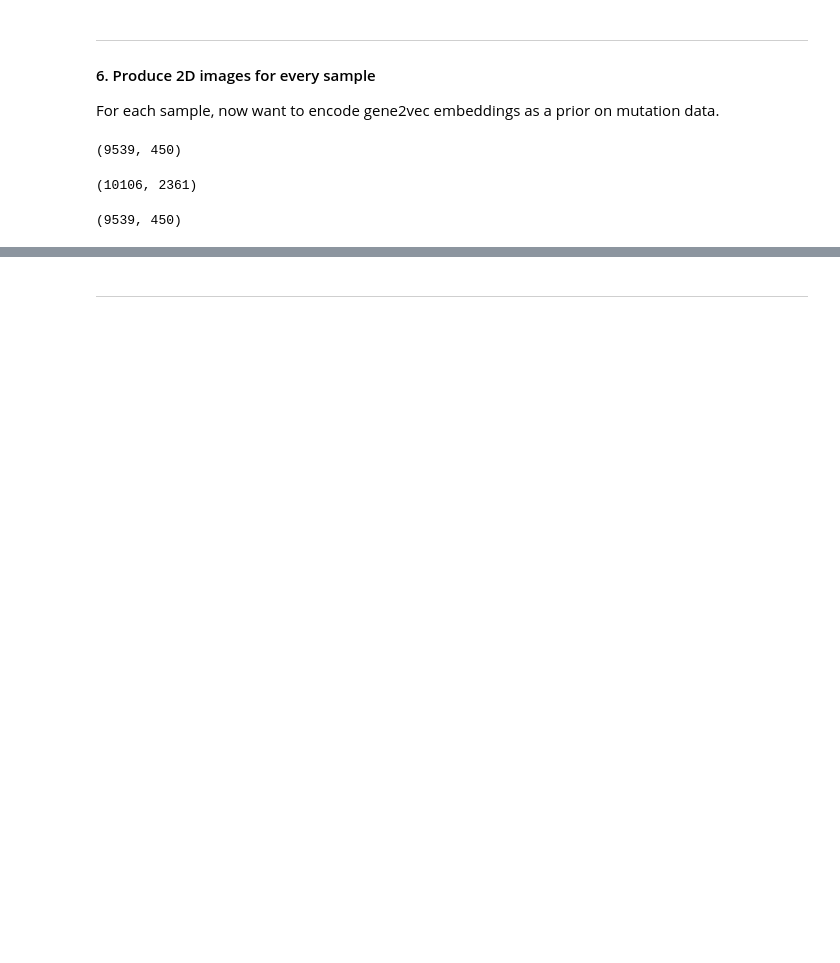
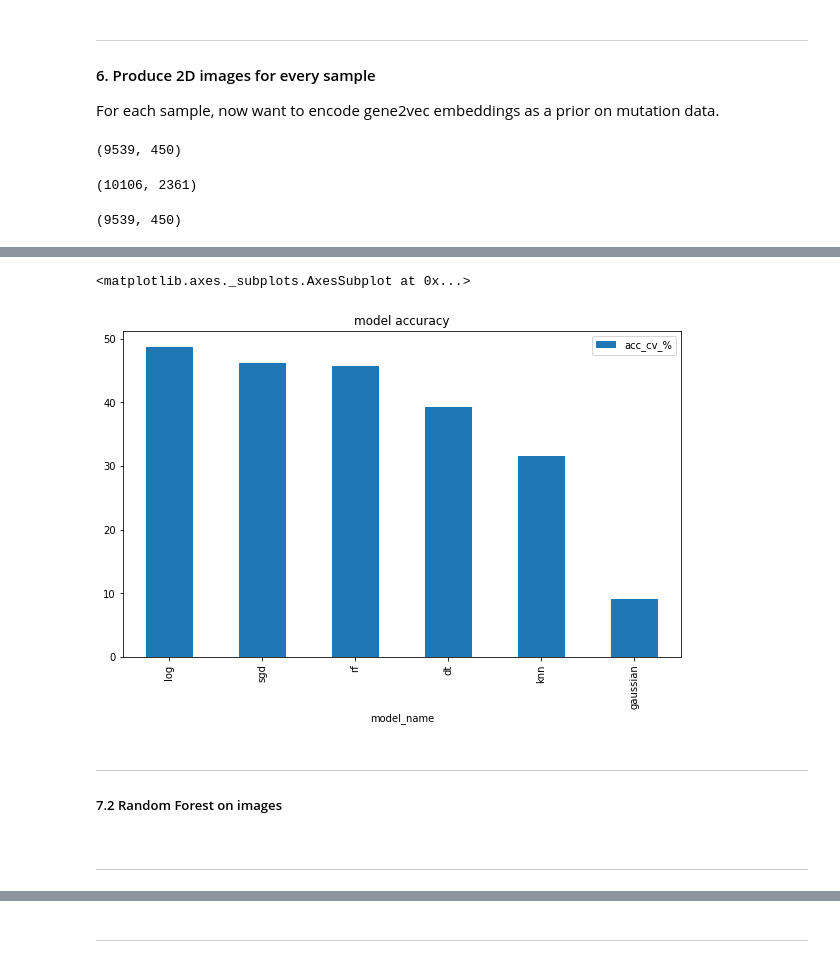
Before and after one commit to athon-millane/thesis, a Jupyter notebook: notebooks/gene2vec.ipynb, the cells around one changed output, grey strips where cells are left out. Saved outputs shown, nothing was run; the diff lists cells and outputs as text; code cells hidden in the pictures; blank space fills up the shorter version.

```diff
--- a/notebooks/gene2vec.ipynb
+++ b/notebooks/gene2vec.ipynb
@@ -457,0 +850,17 @@ visualise_sample(clustered[:,:,5000])
+# %%
+results_dict = {'model_name':[], 'acc_cv_%':[]}
+for name, model in models2.items():
+    results_dict['model_name'].append(name)
+    results_dict['acc_cv_%'].append(model['acc_cv'])
+
+(pd.DataFrame(results_dict)
+    .sort_values('acc_cv_%', ascending=False)
+    .set_index('model_name')
+    .plot.bar(figsize = (10,6), title='model accuracy'))
+# %% [output]
+<matplotlib.axes._subplots.AxesSubplot at 0x...>
+[figure, added]
+# %% [markdown]
+---
+##### 7.2 Random Forest on images
+<a id="rf"></a>
@@ -457,0 +901,2 @@ visualise_sample(clustered[:,:,5000])
+# %% [markdown]
+---
```
Also changed, not shown: parts of 38 cells of this notebook.
